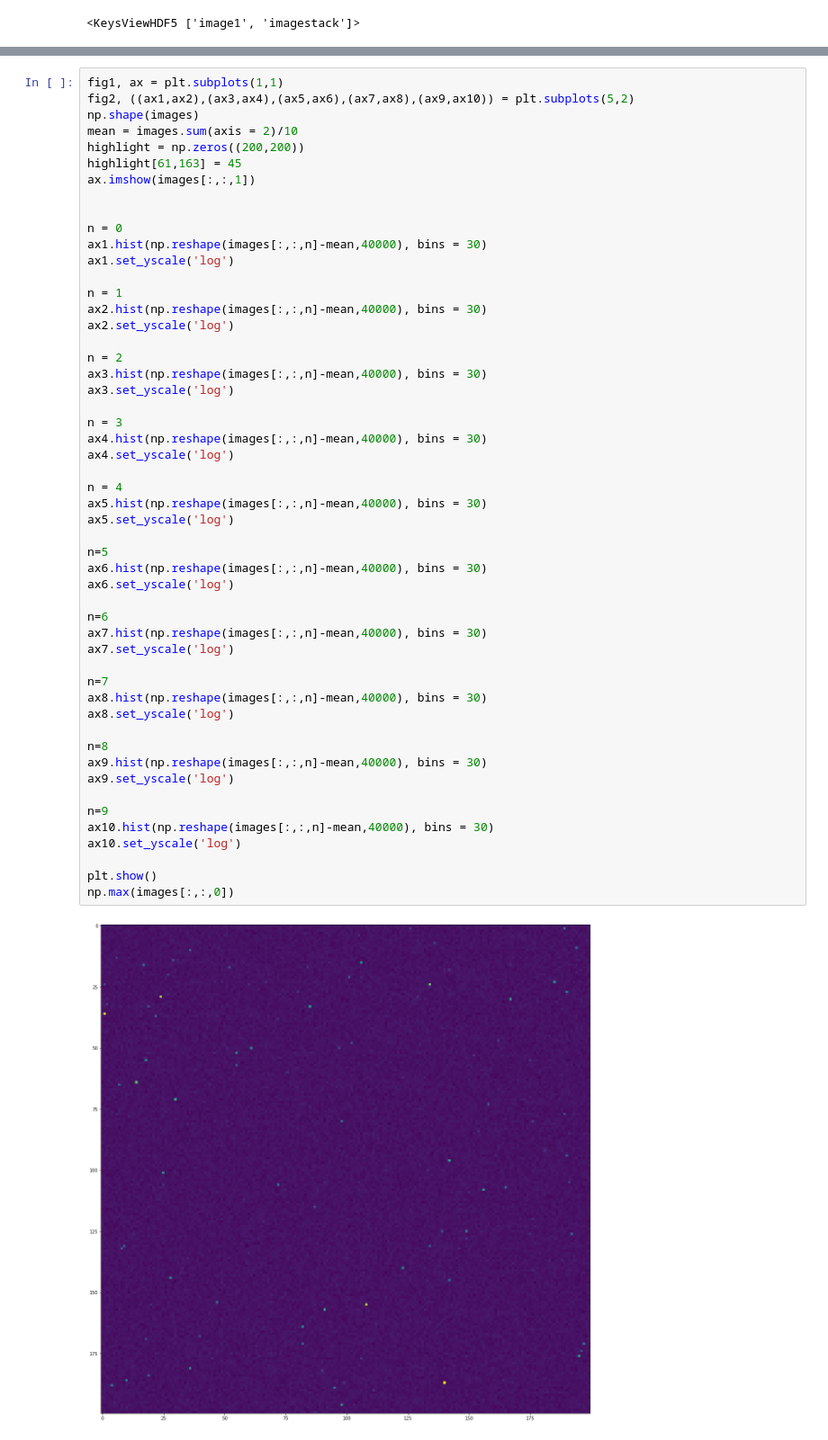
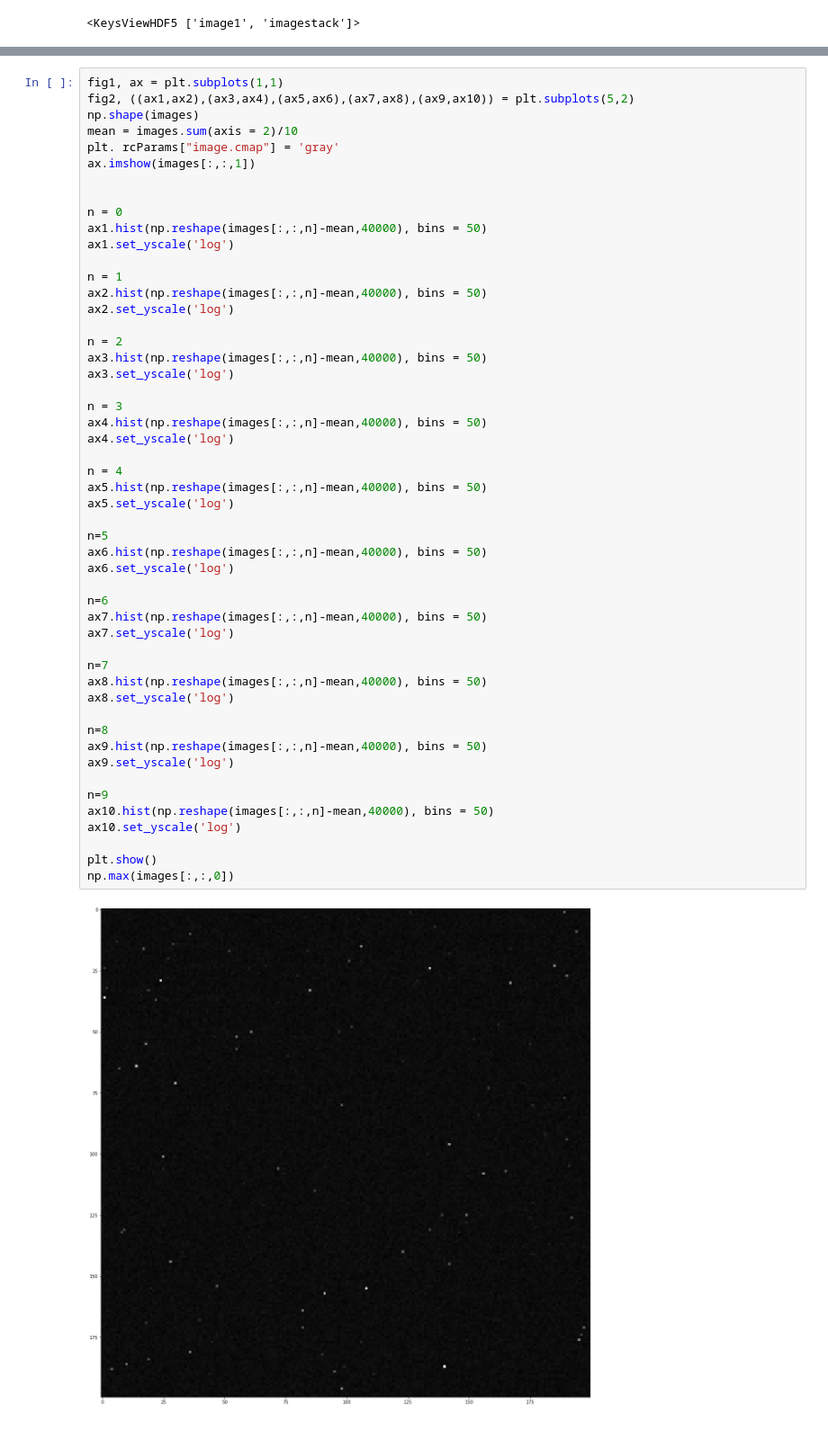
Before and after one commit to jeff-abe/PHYS434, a Jupyter notebook: Lab4.ipynb, the cells around one changed output, grey strips where cells are left out. Shown at 90% size. Saved outputs shown, nothing was run; the diff lists cells and outputs as text.

```diff
--- a/Lab4.ipynb
+++ b/Lab4.ipynb
@@ -204,52 +207,51 @@ fig1, ax = plt.subplots(1,1)
 fig2, ((ax1,ax2),(ax3,ax4),(ax5,ax6),(ax7,ax8),(ax9,ax10)) = plt.subplots(5,2)
 np.shape(images)
 mean = images.sum(axis = 2)/10
-highlight = np.zeros((200,200))
-highlight[61,163] = 45
+plt. rcParams["image.cmap"] = 'gray'
 ax.imshow(images[:,:,1])
 
 
 n = 0
-ax1.hist(np.reshape(images[:,:,n]-mean,40000), bins = 30)
+ax1.hist(np.reshape(images[:,:,n]-mean,40000), bins = 50)
 ax1.set_yscale('log')
 
 n = 1
-ax2.hist(np.reshape(images[:,:,n]-mean,40000), bins = 30)
+ax2.hist(np.reshape(images[:,:,n]-mean,40000), bins = 50)
 ax2.set_yscale('log')
 
 n = 2
-ax3.hist(np.reshape(images[:,:,n]-mean,40000), bins = 30)
+ax3.hist(np.reshape(images[:,:,n]-mean,40000), bins = 50)
 ax3.set_yscale('log')
 
 n = 3
-ax4.hist(np.reshape(images[:,:,n]-mean,40000), bins = 30)
+ax4.hist(np.reshape(images[:,:,n]-mean,40000), bins = 50)
 ax4.set_yscale('log')
 
 n = 4
-ax5.hist(np.reshape(images[:,:,n]-mean,40000), bins = 30)
+ax5.hist(np.reshape(images[:,:,n]-mean,40000), bins = 50)
 ax5.set_yscale('log')
 
 n=5
-ax6.hist(np.reshape(images[:,:,n]-mean,40000), bins = 30)
+ax6.hist(np.reshape(images[:,:,n]-mean,40000), bins = 50)
 ax6.set_yscale('log')
 
 n=6
-ax7.hist(np.reshape(images[:,:,n]-mean,40000), bins = 30)
+ax7.hist(np.reshape(images[:,:,n]-mean,40000), bins = 50)
 ax7.set_yscale('log')
 
 n=7
-ax8.hist(np.reshape(images[:,:,n]-mean,40000), bins = 30)
+ax8.hist(np.reshape(images[:,:,n]-mean,40000), bins = 50)
 ax8.set_yscale('log')
 
 n=8
-ax9.hist(np.reshape(images[:,:,n]-mean,40000), bins = 30)
+ax9.hist(np.reshape(images[:,:,n]-mean,40000), bins = 50)
 ax9.set_yscale('log')
 
 n=9
-ax10.hist(np.reshape(images[:,:,n]-mean,40000), bins = 30)
+ax10.hist(np.reshape(images[:,:,n]-mean,40000), bins = 50)
 ax10.set_yscale('log')
 
 plt.show()
 np.max(images[:,:,0])
 # %% [output]
-[figure, old version]
+[figure, new version]
```
Also changed, not shown: parts of 6 cells of this notebook.
